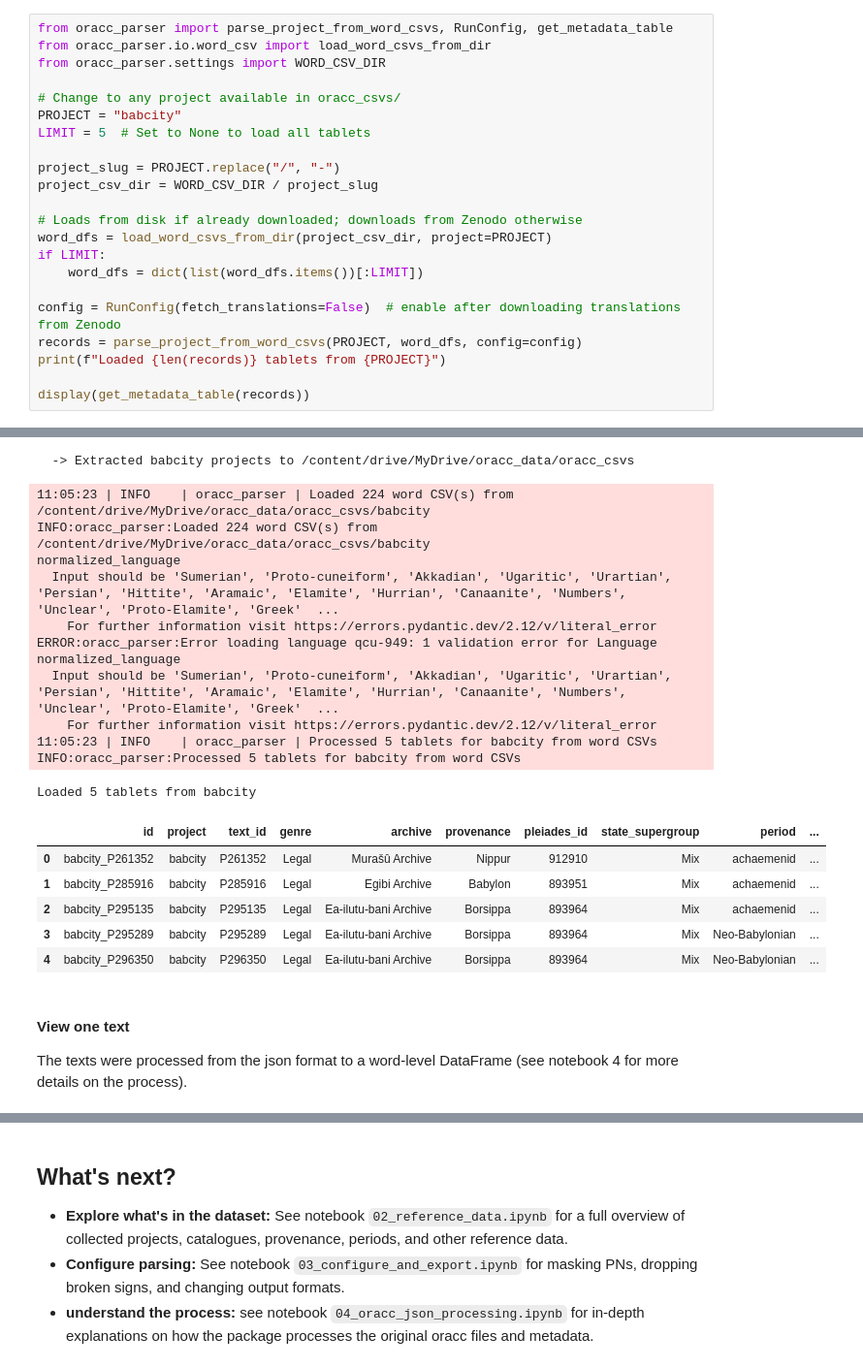
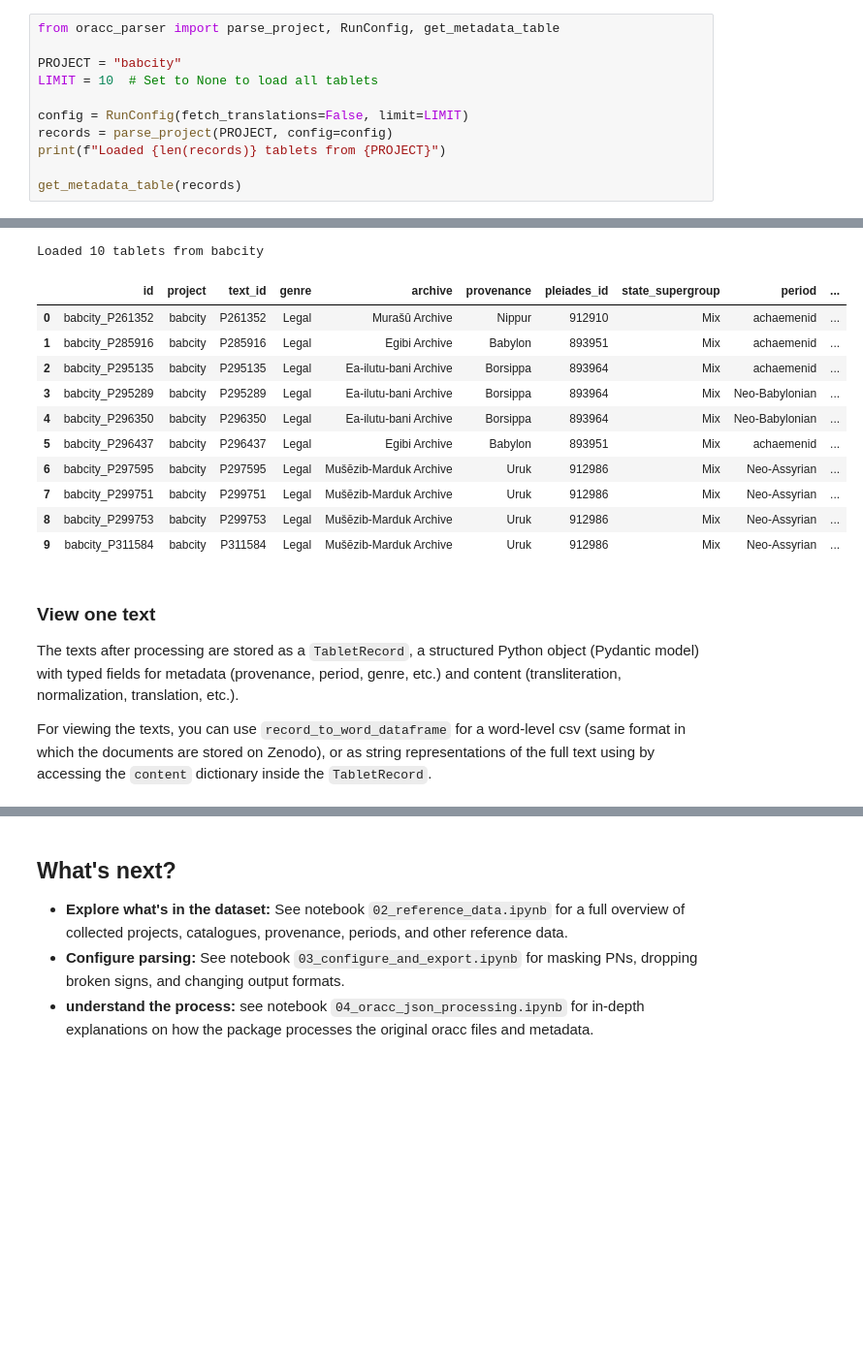
Before and after one commit to shaharspencer/oracc-parser, a Jupyter notebook: notebooks/01_quickstart.ipynb, the cells around one changed output, grey strips where cells are left out. Shown at 97% size. Cells and saved outputs as stored; diff of their text form; blank space fills up the shorter version.

Commit message:
update notebook to version 0.1.4

```diff
--- a/notebooks/01_quickstart.ipynb
+++ b/notebooks/01_quickstart.ipynb
@@ -67,23 +93,12 @@ For demonstration purposes, `babcity` was picked below as it is a small project
 # %%
-from oracc_parser import parse_project_from_word_csvs, RunConfig, get_metadata_table
-from oracc_parser.io.word_csv import load_word_csvs_from_dir
-from oracc_parser.settings import WORD_CSV_DIR
+from oracc_parser import parse_project, RunConfig, get_metadata_table
 
-# Change to any project available in oracc_csvs/
 PROJECT = "babcity"
-LIMIT = 5  # Set to None to load all tablets
+LIMIT = 10  # Set to None to load all tablets
 
-project_slug = PROJECT.replace("/", "-")
-project_csv_dir = WORD_CSV_DIR / project_slug
-
-# Loads from disk if already downloaded; downloads from Zenodo otherwise
-word_dfs = load_word_csvs_from_dir(project_csv_dir, project=PROJECT)
-if LIMIT:
-    word_dfs = dict(list(word_dfs.items())[:LIMIT])
-
-config = RunConfig(fetch_translations=False)  # enable after downloading translations from Zenodo
-records = parse_project_from_word_csvs(PROJECT, word_dfs, config=config)
+config = RunConfig(fetch_translations=False, limit=LIMIT)
+records = parse_project(PROJECT, config=config)
 print(f"Loaded {len(records)} tablets from {PROJECT}")
 
-display(get_metadata_table(records))
+get_metadata_table(records)
 # %% [output]
@@ -91,25 +109,20 @@ Downloading babcity.zip from Zenodo...
-  -> Extracted babcity projects to /content/drive/MyDrive/oracc_data/oracc_csvs
+Loaded 10 tablets from babcity
-11:05:23 | INFO    | oracc_parser | Loaded 224 word CSV(s) from /content/drive/MyDrive/oracc_data/oracc_csvs/babcity
-INFO:oracc_parser:Loaded 224 word CSV(s) from /content/drive/MyDrive/oracc_data/oracc_csvs/babcity
-normalized_language
-  Input should be 'Sumerian', 'Proto-cuneiform', 'Akkadian', 'Ugaritic', 'Urartian', 'Persian', 'Hittite', 'Aramaic', 'Elamite', 'Hurrian', 'Canaanite', 'Numbers', 'Unclear', 'Proto-Elamite', 'Greek'  ...
-    For further information visit https://errors.pydantic.dev/2.12/v/literal_error
-ERROR:oracc_parser:Error loading language qcu-949: 1 validation error for Language
-normalized_language
-  Input should be 'Sumerian', 'Proto-cuneiform', 'Akkadian', 'Ugaritic', 'Urartian', 'Persian', 'Hittite', 'Aramaic', 'Elamite', 'Hurrian', 'Canaanite', 'Numbers', 'Unclear', 'Proto-Elamite', 'Greek'  ...
-    For further information visit https://errors.pydantic.dev/2.12/v/literal_error
-11:05:23 | INFO    | oracc_parser | Processed 5 tablets for babcity from word CSVs
-INFO:oracc_parser:Processed 5 tablets for babcity from word CSVs
-Loaded 5 tablets from babcity
 |  | id | project | text_id | genre | archive | provenance | pleiades_id | state_supergroup | period | ... |
 | 0 | babcity_P261352 | babcity | P261352 | Legal | Murašû Archive | Nippur | 912910 | Mix | achaemenid | ... |
 | 1 | babcity_P285916 | babcity | P285916 | Legal | Egibi Archive | Babylon | 893951 | Mix | achaemenid | ... |
 | 2 | babcity_P295135 | babcity | P295135 | Legal | Ea-ilutu-bani Archive | Borsippa | 893964 | Mix | achaemenid | ... |
 | 3 | babcity_P295289 | babcity | P295289 | Legal | Ea-ilutu-bani Archive | Borsippa | 893964 | Mix | Neo-Babylonian | ... |
 | 4 | babcity_P296350 | babcity | P296350 | Legal | Ea-ilutu-bani Archive | Borsippa | 893964 | Mix | Neo-Babylonian | ... |
+| 5 | babcity_P296437 | babcity | P296437 | Legal | Egibi Archive | Babylon | 893951 | Mix | achaemenid | ... |
+| 6 | babcity_P297595 | babcity | P297595 | Legal | Mušēzib-Marduk Archive | Uruk | 912986 | Mix | Neo-Assyrian | ... |
+| 7 | babcity_P299751 | babcity | P299751 | Legal | Mušēzib-Marduk Archive | Uruk | 912986 | Mix | Neo-Assyrian | ... |
+| 8 | babcity_P299753 | babcity | P299753 | Legal | Mušēzib-Marduk Archive | Uruk | 912986 | Mix | Neo-Assyrian | ... |
+| 9 | babcity_P311584 | babcity | P311584 | Legal | Mušēzib-Marduk Archive | Uruk | 912986 | Mix | Neo-Assyrian | ... |
 # %% [markdown]
-#### View one text
+### View one text
 
-The texts were processed from the json format to a word-level DataFrame (see notebook 4 for more details on the process).
+The texts after processing are stored as a `TabletRecord`, a structured Python object (Pydantic model) with typed fields for metadata  (provenance, period, genre, etc.) and content (transliteration, normalization, translation, etc.).
+
+For viewing the texts, you can use `record_to_word_dataframe` for a word-level csv (same format in which the documents are stored on Zenodo), or as string representations of the full text using by accessing the `content` dictionary inside the `TabletRecord`.
 # %%
 from oracc_parser.io.word_csv import record_to_word_dataframe
```
Also changed, not shown: parts of 24 cells of this notebook.
